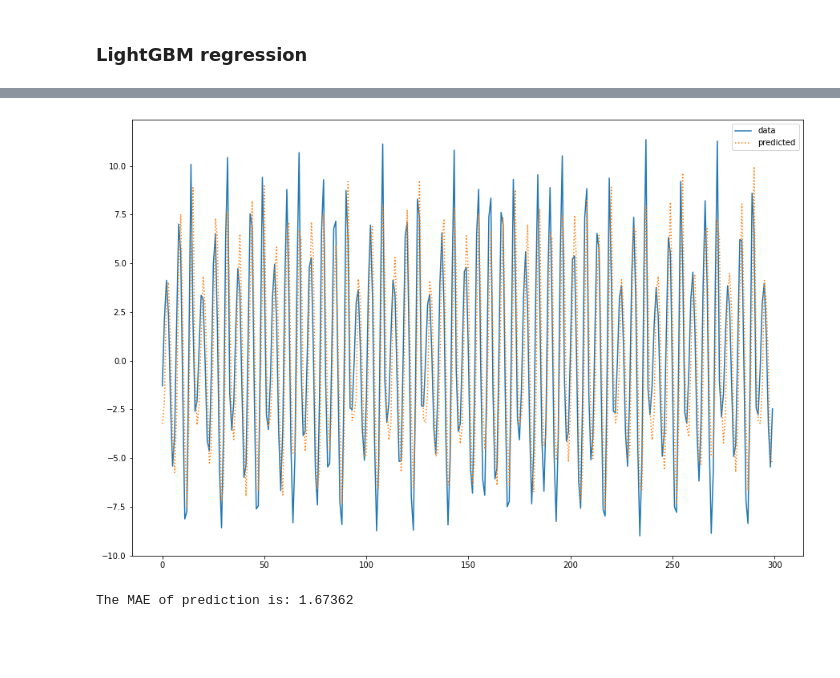
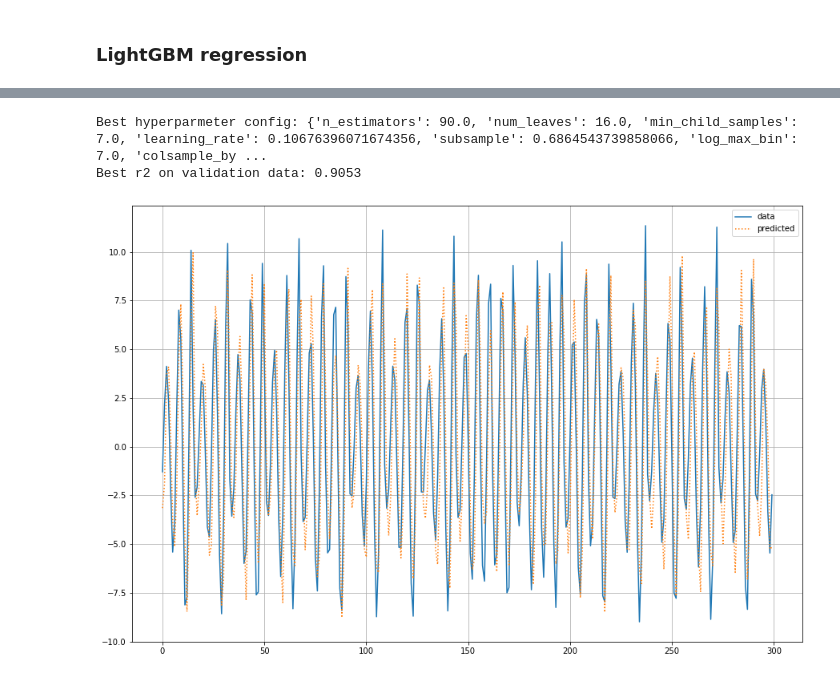
Before and after one commit to fccoelho/sistemas_dinamicos_aplicados, a Jupyter notebook: Sage/Nonlinear Timeseries Analysis.ipynb, the cells around one changed output, grey strips where cells are left out. Drawn from its saved outputs; the diff is of its cells as text; code cells hidden in the pictures; blank space fills up the shorter version.

```diff
--- a/Sage/Nonlinear Timeseries Analysis.ipynb
+++ b/Sage/Nonlinear Timeseries Analysis.ipynb
@@ -177,5 +180,8 @@ model.r_squared()
 # %% [markdown]
 ### LightGBM regression
+# %%
+from flaml import AutoML
+automl = AutoML()
 # %%
 train_size = 1000
 dftrain = data[['lag1','lag2','lag3','lag4']][:train_size]
@@ -205,5 +191,0 @@ gbm = lgb.LGBMRegressor(**hyper_params)
-# %%
-gbm.fit(X_train, y_train,
-        eval_set=[(X_test, y_test)],
-        eval_metric='l1',
-        early_stopping_rounds=1000)
@@ -242,0 +192,9 @@ y_pred_out = gbm.predict(dftest, num_iteration=gbm.best_iteration_)
+# %%
+automl_settings = {
+    "time_budget": 10,  # in seconds
+    "metric": 'r2',
+    "task": 'regression',
+    "log_file_name": "reg.log",
+    "estimator_list": ["lgbm"]
+}
+automl.fit(X_train, y_train, **automl_settings)
@@ -243,11 +219,17 @@ y_pred_out = gbm.predict(dftest, num_iteration=gbm.best_iteration_)
+# %%
+''' retrieve best config'''
+print('Best hyperparmeter config:', automl.best_config)
+print('Best r2 on validation data: {0:.4g}'.format(1-automl.best_loss))
+# %% [output]
+Best hyperparmeter config: {'n_estimators': 90.0, 'num_leaves': 16.0, 'min_child_samples': 7.0, 'learning_rate': 0.10676396071674356, 'subsample': 0.6864543739858066, 'log_max_bin': 7.0, 'colsample_by ...
+Best r2 on validation data: 0.9053
+# %%
+y_pred = automl.predict(dftest)
 # %%
+test_size = len(dftest)
 plt.plot(range(300),data.ts[train_size+17:train_size+17+300], label='data')
-plt.plot(y_pred_out,':',label='predicted')
+plt.plot(y_pred,':',label='predicted')
+plt.grid()
 plt.legend();
 # %% [output]
-[figure, old version]
+[figure, new version]
-# %%
-y_pred_out# Basic RMSE
-print('The MAE of prediction is:', round(mean_absolute_error(y_pred_out,data.ts[train_size+17:train_size+17+300]) ** 0.5, 5))
-# %% [output]
-The MAE of prediction is: 1.67362
```
Also changed, not shown: parts of 18 cells of this notebook, 4 other files.
